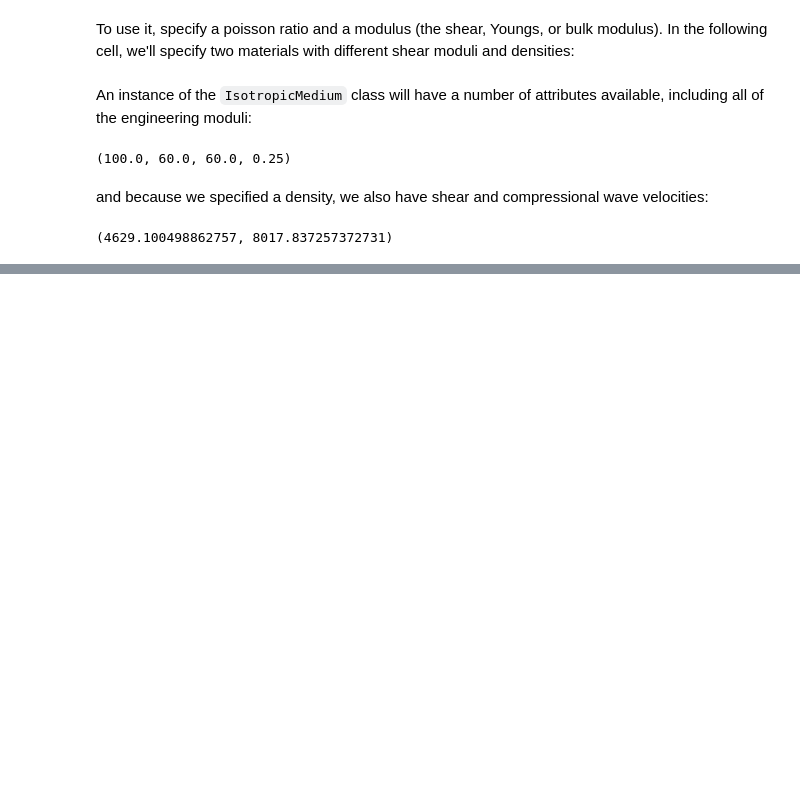
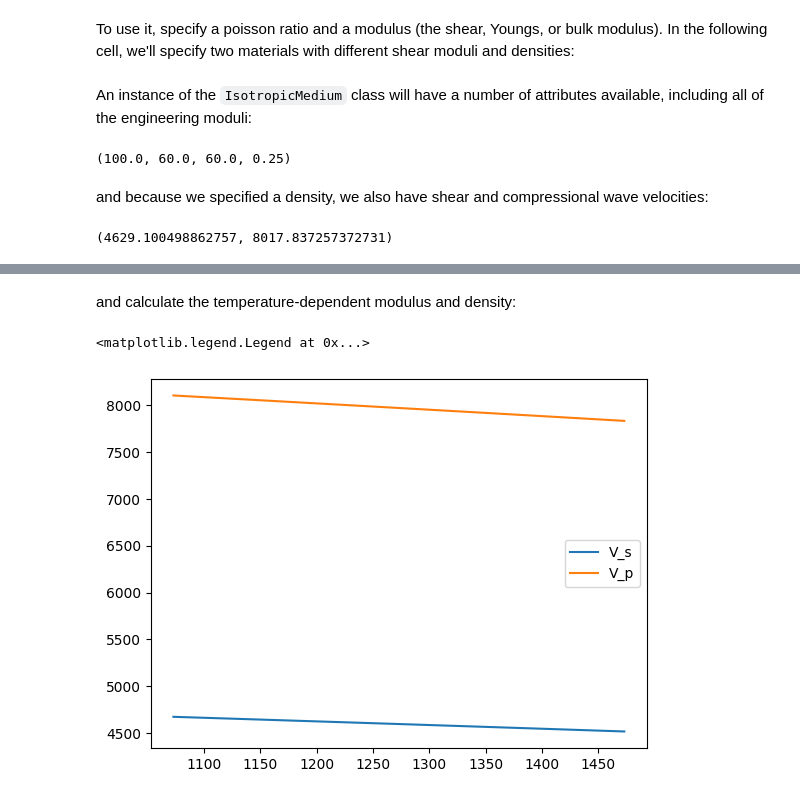
Before and after one commit to vbr-calc/pyVBRc, a Jupyter notebook: examples/ex_004_isotropic_mixtures.ipynb, the cells around one changed output, grey strips where cells are left out. Saved outputs shown, nothing was run; the diff lists cells and outputs as text; code cells hidden in the pictures; blank space fills up the shorter version.

```diff
--- a/examples/ex_004_isotropic_mixtures.ipynb
+++ b/examples/ex_004_isotropic_mixtures.ipynb
@@ -61,0 +70,18 @@ m1.poisson_ratio
+# %%
+dGdT = -13.6*1e6 # anharmonic temperature derivative of shear modulus, Pa/K
+Gu_0_ol = 81 * 1e9 # unrelaxed shear modulus in Pa at reference T, P
+Tref_K = 300 # reference T in K
+thermal_exp = 3*1e-5 # coefficient of thermal expansion
+# %% [markdown]
+and calculate the temperature-dependent modulus and density:
+# %%
+T_K = np.linspace(800, 1200, 100) + 273
+Gu = Gu_0_ol + dGdT * (T_K - Tref_K)
+density = 3300 * (1 - (T_K - Tref_K)* thermal_exp)
+m1 = IsotropicMedium(.25, Gu, 'shear', density=density)
+plt.plot(T_K, m1.v_s, label='V_s')
+plt.plot(T_K, m1.v_p, label='V_p')
+plt.legend()
+# %% [output]
+<matplotlib.legend.Legend at 0x...>
+[figure, added]
```
Also changed, not shown: parts of 24 cells of this notebook, 1 other file.
